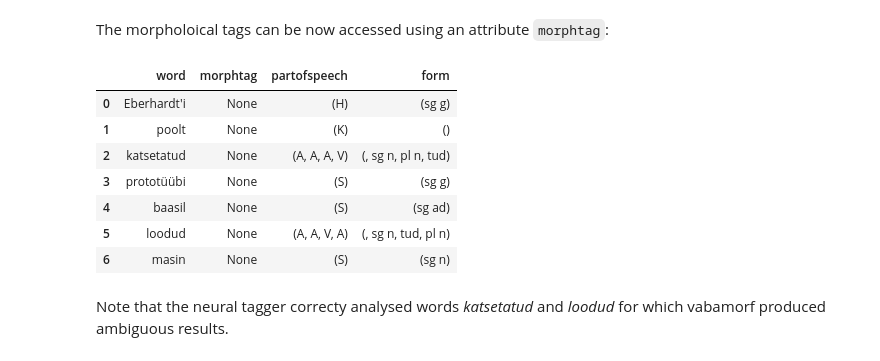
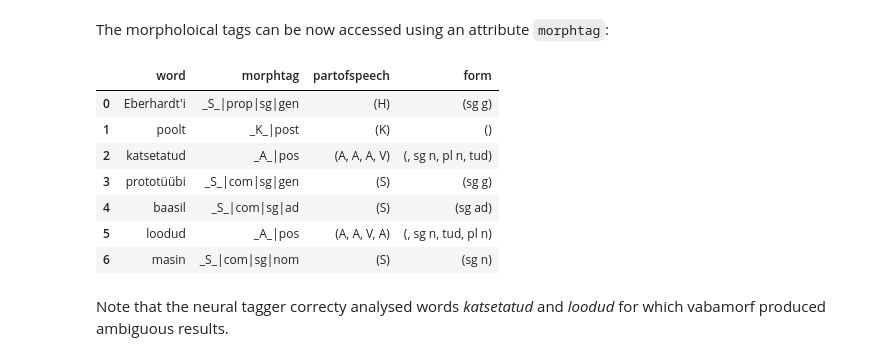
Before and after one commit to estnltk/estnltk, a Jupyter notebook: tutorials/taggers/neural_morph_tagger.ipynb, the cells around one changed output. Drawn from its saved outputs; the diff is of its cells as text; code cells hidden in the pictures.

```diff
--- a/tutorials/taggers/neural_morph_tagger.ipynb
+++ b/tutorials/taggers/neural_morph_tagger.ipynb
@@ -62,17 +62,17 @@ tagger.tag(text)
 # %% [markdown]
 The morpholoical tags can be now accessed using an attribute `morphtag`:
 # %%
-pd.DataFrame(data=[(w.text, w.morphtag, w.partofspeech, w.form) for w in text.words],
+pd.DataFrame(data=[(w.text, w.neural_morph_analysis.morphtag, w.partofspeech, w.form) for w in text.words],
              columns=["word", "morphtag", "partofspeech", "form"])
 # %% [output]
 |  | word | morphtag | partofspeech | form |
-| 0 | Eberhardt'i | None | (H) | (sg g) |
-| 1 | poolt | None | (K) | () |
-| 2 | katsetatud | None | (A, A, A, V) | (, sg n, pl n, tud) |
-| 3 | prototüübi | None | (S) | (sg g) |
-| 4 | baasil | None | (S) | (sg ad) |
-| 5 | loodud | None | (A, A, V, A) | (, sg n, tud, pl n) |
-| 6 | masin | None | (S) | (sg n) |
+| 0 | Eberhardt'i | _S_|prop|sg|gen | (H) | (sg g) |
+| 1 | poolt | _K_|post | (K) | () |
+| 2 | katsetatud | _A_|pos | (A, A, A, V) | (, sg n, pl n, tud) |
+| 3 | prototüübi | _S_|com|sg|gen | (S) | (sg g) |
+| 4 | baasil | _S_|com|sg|ad | (S) | (sg ad) |
+| 5 | loodud | _A_|pos | (A, A, V, A) | (, sg n, tud, pl n) |
+| 6 | masin | _S_|com|sg|nom | (S) | (sg n) |
 # %% [markdown]
 Note that the neural tagger correcty analysed words *katsetatud* and *loodud* for which vabamorf produced ambiguous results.
 # %% [markdown]
```
Also changed, not shown: 4 other files.
